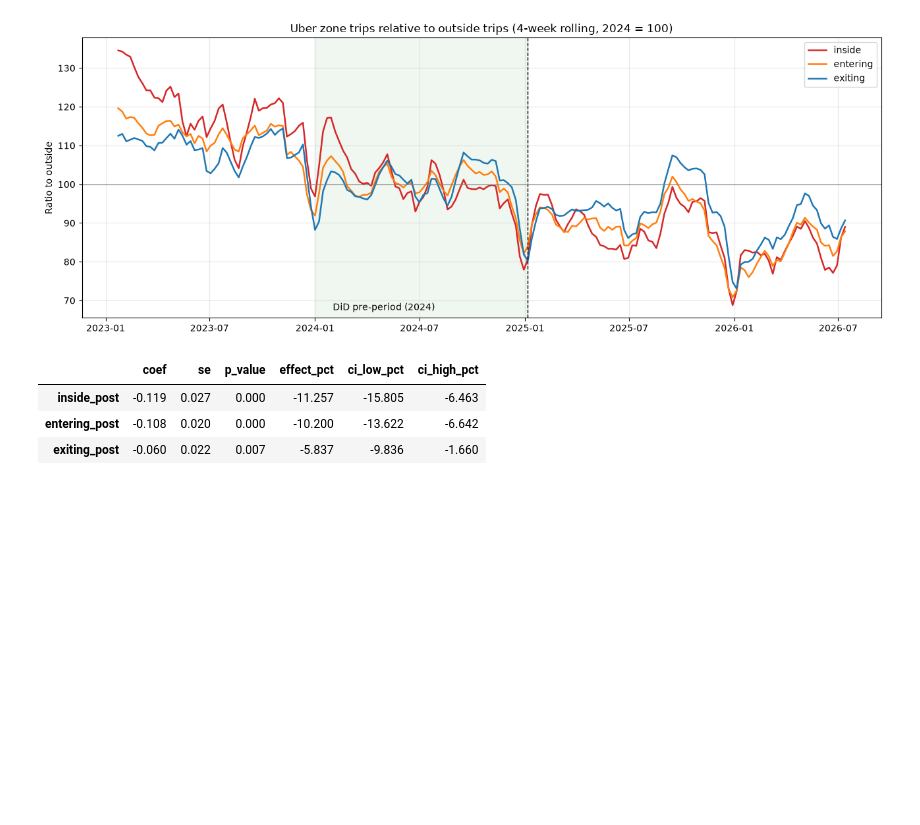
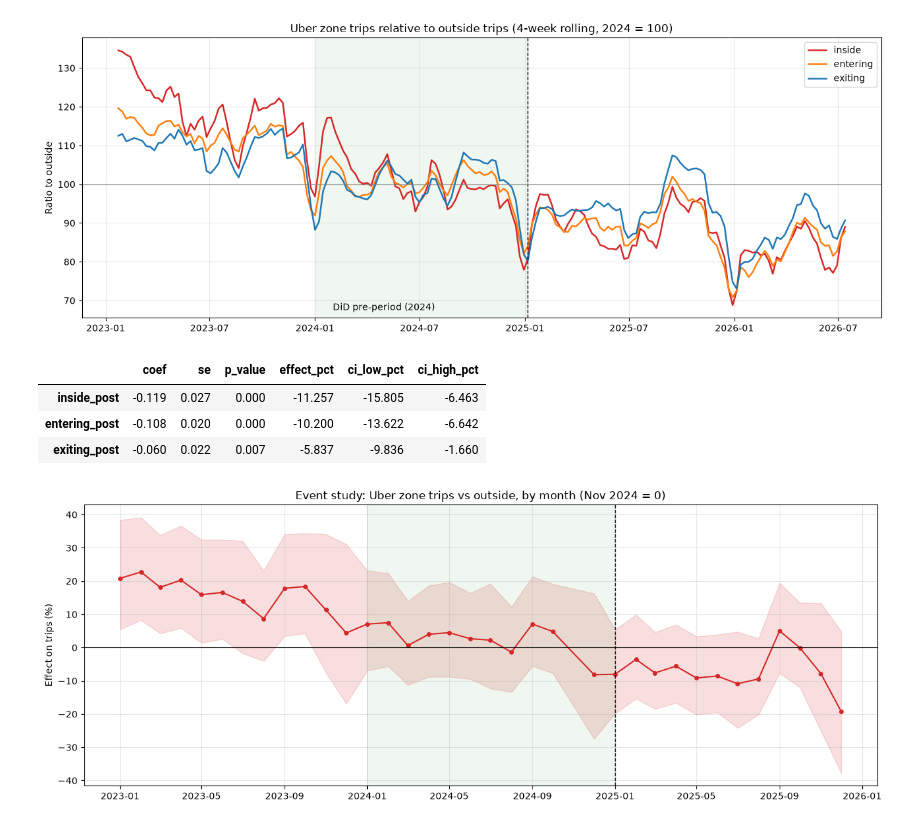
Before and after one commit to lalithreddy335/nyc-congestion-toll-impact, a Jupyter notebook: 02_before_after.ipynb, the cells around one changed output. Saved outputs shown, nothing was run; the diff lists cells and outputs as text; code cells hidden in the pictures; blank space fills up the shorter version.

```diff
--- a/02_before_after.ipynb
+++ b/02_before_after.ipynb
@@ -154,0 +157,51 @@ res.round(3)
+# %%
+d = duckdb.sql("""
+    SELECT trip_date, trip_group, SUM(trips) AS trips
+    FROM 'data/summary/*.parquet'
+    WHERE company = 'Uber'
+      AND trip_group IN ('inside', 'entering', 'exiting', 'outside')
+      AND trip_date BETWEEN '2023-01-01' AND '2025-12-31'
+    GROUP BY ALL
+""").df()
+
+d["trip_date"] = pd.to_datetime(d["trip_date"])
+d["log_trips"] = np.log(d["trips"])
+d["dow"] = d["trip_date"].dt.dayofweek
+d["week"] = d["trip_date"].dt.to_period("W").astype(str)
+d["month"] = d["trip_date"].dt.strftime("%Y_%m")
+d["group_dow"] = np.where(d["trip_group"] == "outside", "outside",
+                          d["trip_group"] + "_" + d["dow"].astype(str))
+
+# zone trips (inside + entering + exiting) vs outside, one effect per month
+zone = (d["trip_group"] != "outside").astype(int)
+REF = "2024_11"                      # reference month: Nov 2024 (last normal pre-toll month)
+months = sorted(m for m in d["month"].unique() if m != REF)
+for m in months:
+    d[f"z_{m}"] = zone * (d["month"] == m).astype(int)
+
+formula = "log_trips ~ " + " + ".join(f"z_{m}" for m in months) + " + C(group_dow) + C(trip_date)"
+es = smf.ols(formula, data=d).fit(cov_type="cluster", cov_kwds={"groups": pd.factorize(d["week"])[0]})
+
+coefs = pd.DataFrame({
+    "month": pd.to_datetime([m.replace("_", "-") + "-01" for m in months]),
+    "effect_pct": [(np.exp(es.params[f"z_{m}"]) - 1) * 100 for m in months],
+    "low": [(np.exp(es.params[f"z_{m}"] - 1.96 * es.bse[f"z_{m}"]) - 1) * 100 for m in months],
+    "high": [(np.exp(es.params[f"z_{m}"] + 1.96 * es.bse[f"z_{m}"]) - 1) * 100 for m in months],
+})
+
+fig, ax = plt.subplots(figsize=(13, 5))
+ax.fill_between(coefs["month"], coefs["low"], coefs["high"], color="#d62728", alpha=0.15)
+ax.plot(coefs["month"], coefs["effect_pct"], "o-", color="#d62728", ms=4)
+ax.axhline(0, color="black", lw=0.8)
+ax.axvline(pd.Timestamp("2025-01-01"), color="black", ls="--", lw=1)
+ax.axvspan(pd.Timestamp("2024-01-01"), pd.Timestamp("2024-12-31"), color="green", alpha=0.06)
+ax.set_title("Event study: Uber zone trips vs outside, by month (Nov 2024 = 0)")
+ax.set_ylabel("Effect on trips (%)")
+ax.grid(alpha=0.3)
+plt.tight_layout()
+plt.savefig("outputs/event_study_uber.png", dpi=150)
+plt.show()
+
+coefs.to_csv("outputs/event_study_uber.csv", index=False)
+# %% [output]
+[figure, added]
```
Also changed, not shown: parts of 4 cells of this notebook, 6 other files.
